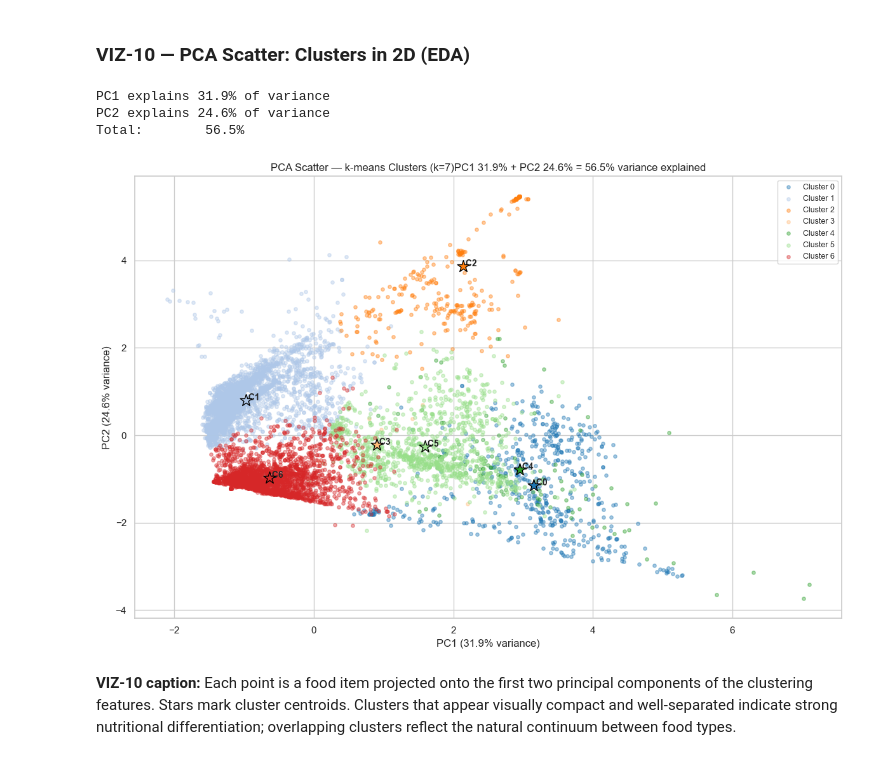
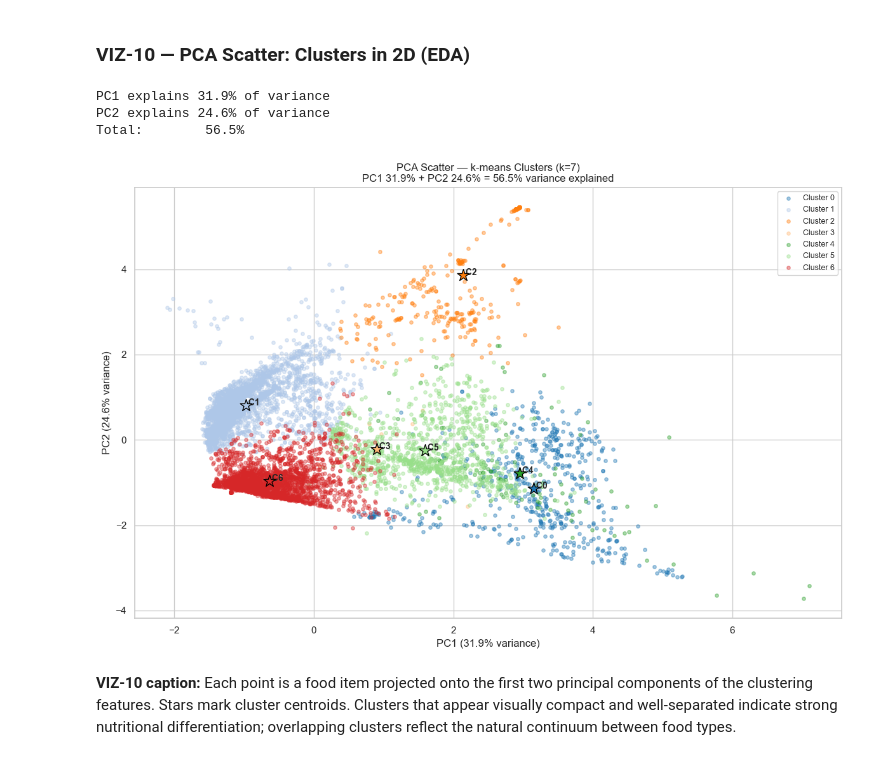
Before and after one commit to AlantheG21/USDA_Data_Visualization, a Jupyter notebook: notebooks/usdaFoodNutrition.ipynb, the cells around one changed output. Drawn from its saved outputs; the diff is of its cells as text; code cells hidden in the pictures.

```diff
--- a/notebooks/usdaFoodNutrition.ipynb
+++ b/notebooks/usdaFoodNutrition.ipynb
@@ -884,35 +884,35 @@ cluster_palette = sns.color_palette(PALETTE, CHOSEN_K)
 fig, ax = plt.subplots(figsize=(12, 8))
 for c in range(CHOSEN_K):
     mask = df_clust["cluster"] == c
     ax.scatter(
         df_clust.loc[mask, "PC1"], df_clust.loc[mask, "PC2"],
         color=cluster_palette[c], alpha=0.4, s=15, label=f"Cluster {c}"
     )
     ax.scatter(
         centroids_pca.loc[c, "PC1"], centroids_pca.loc[c, "PC2"],
         color=cluster_palette[c], edgecolors="black", s=200, marker="*", zorder=5
     )
     ax.annotate(
         f" C{c}", (centroids_pca.loc[c, "PC1"], centroids_pca.loc[c, "PC2"]),
         fontsize=10, fontweight="bold"
     )
 
 ax.set_title(
-    f"PCA Scatter — k-means Clusters (k={CHOSEN_K})"
+    f"PCA Scatter — k-means Clusters (k={CHOSEN_K})\n"
     f"PC1 {var_explained[0]*100:.1f}% + PC2 {var_explained[1]*100:.1f}% = {sum(var_explained)*100:.1f}% variance explained",
     fontsize=12
 )
 ax.set_xlabel(f"PC1 ({var_explained[0]*100:.1f}% variance)")
 ax.set_ylabel(f"PC2 ({var_explained[1]*100:.1f}% variance)")
 ax.legend(loc="upper right", fontsize=9)
 plt.tight_layout()
 plt.savefig("../assets/viz_10_pca_clusters.png", dpi=150, bbox_inches="tight")
 plt.show()
 # %% [output]
 PC1 explains 31.9% of variance
 PC2 explains 24.6% of variance
 Total:        56.5%
-[figure, old version]
+[figure, new version]
 # %% [markdown]
 **VIZ-10 caption:** Each point is a food item projected onto the first two principal components of the clustering features. Stars mark cluster centroids. Clusters that appear visually compact and well-separated indicate strong nutritional differentiation; overlapping clusters reflect the natural continuum between food types.
 # %% [markdown]
```
Also changed, not shown: parts of 4 cells of this notebook.
